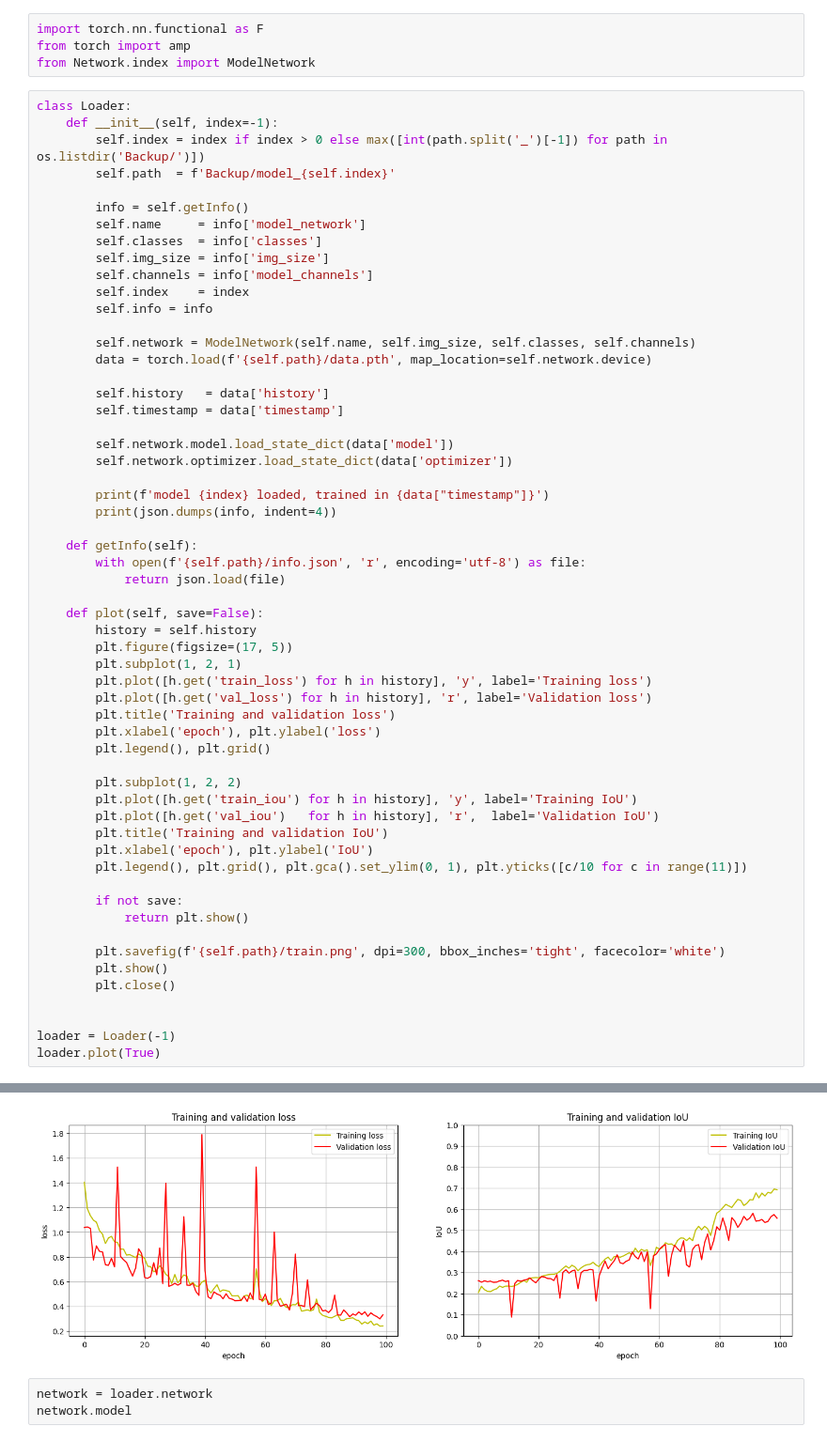
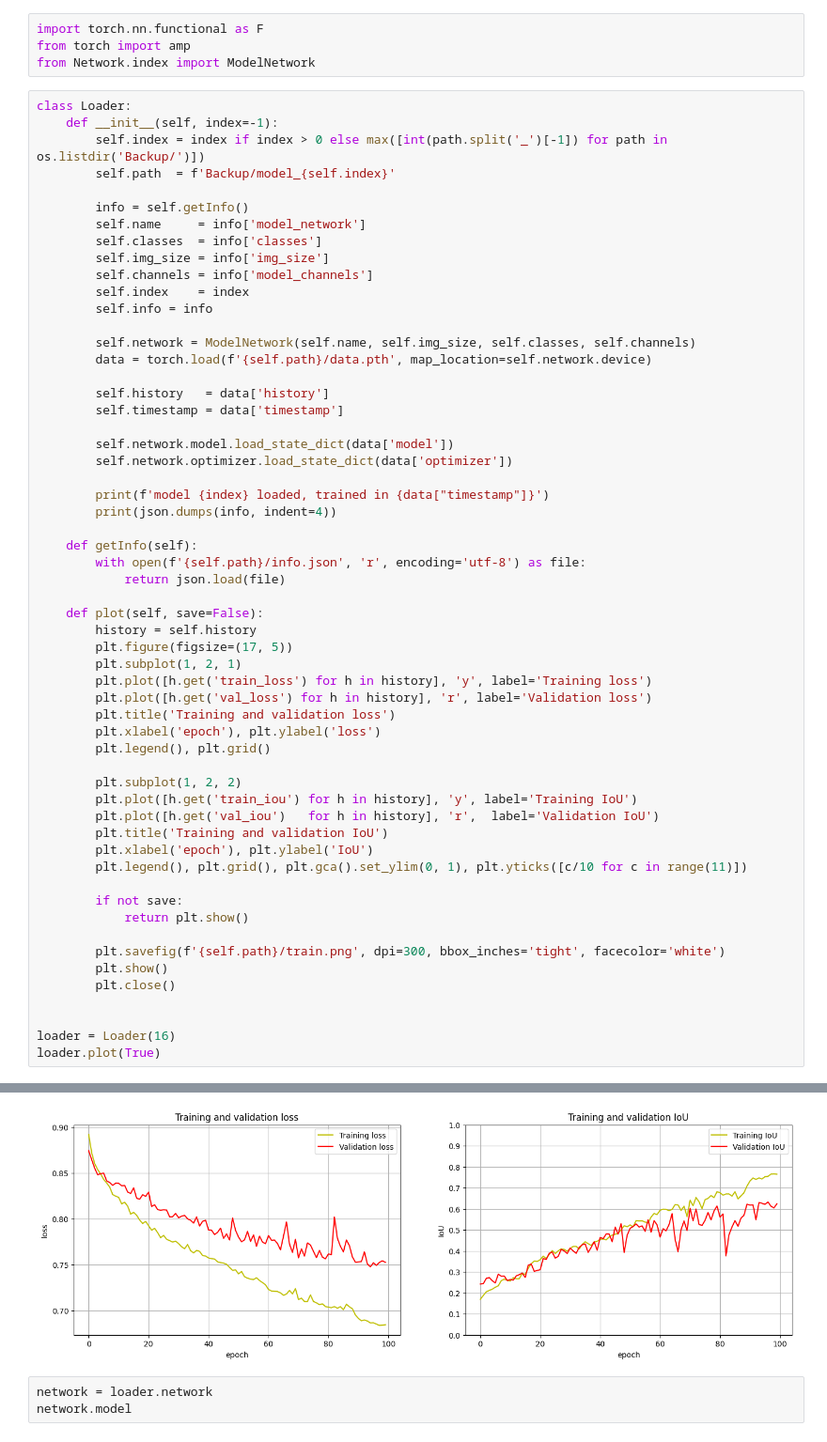
Before and after one commit to KlaussMarchi/SeismicMulticlass, a Jupyter notebook: Model/3 - PostProcessing.ipynb, the cells around one changed output, grey strips where cells are left out. Shown at 94% size. Drawn from its saved outputs; the diff is of its cells as text.

```diff
--- a/Model/3 - PostProcessing.ipynb
+++ b/Model/3 - PostProcessing.ipynb
@@ -151,6 +156,6 @@ class Loader:
         plt.close()
 
 
-loader = Loader(-1)
+loader = Loader(16)
 loader.plot(True)
 # %% [output]
@@ -173,5 +178,5 @@ model -1 loaded, trained in 12/02/26 20:57:51
 }
-[figure, old version]
+[figure, new version]
 # %%
 network = loader.network
 network.model
```
Also changed, not shown: parts of 9 cells of this notebook, 7 other files.
